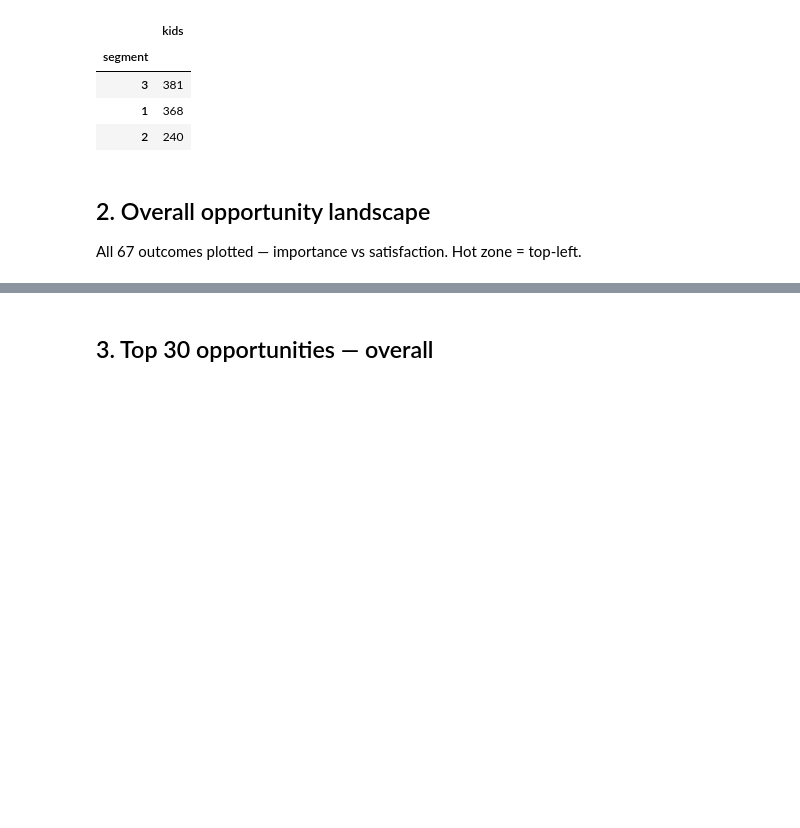
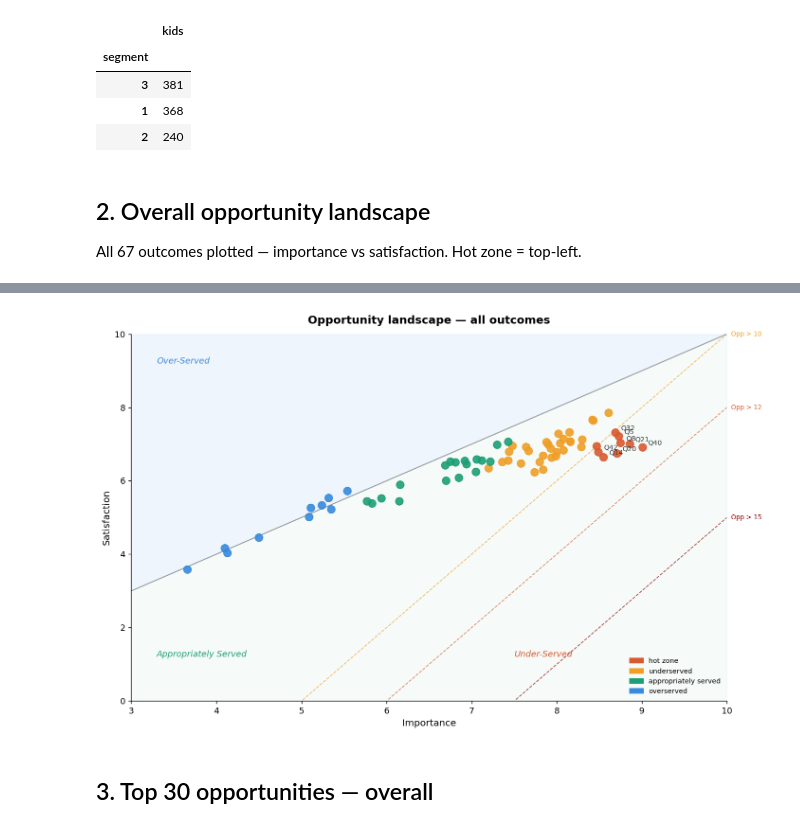
Before and after one commit to dophat1/jtbd-synthetic-survey, a Jupyter notebook: jtbd_analysis.ipynb, the cells around one changed output, grey strips where cells are left out. Drawn from its saved outputs; the diff is of its cells as text; code cells hidden in the pictures; blank space fills up the shorter version.

Commit message:
add personas analysis code and correct the visualization of segments more clear

```diff
--- a/jtbd_analysis.ipynb
+++ b/jtbd_analysis.ipynb
@@ -95,3 +60,71 @@ plt.show()
+# %%
+fig, ax = plt.subplots(figsize=(11, 7))
+
+# ── background zone shading ──────────────────────────────────────────
+x_range = np.linspace(3, 10, 300)
+
+# Over-served region (satisfaction > importance) — light grey
+ax.fill_between(x_range, x_range, 10, alpha=0.08, color='#378ADD', label='_nolegend_')
+
+# Appropriately served / under-served region (satisfaction < importance)
+ax.fill_between(x_range, 0, x_range, alpha=0.04, color='#1D9E75', label='_nolegend_')
+
+# ── diagonal opportunity score lines ────────────────────────────────
+# Opp score = importance + max(importance - satisfaction, 0)
+# When importance > satisfaction: score = 2*importance - satisfaction
+# → satisfaction = 2*importance - score  (rearranged)
+for score, label, color in [(10, 'Opp > 10', '#EF9F27'),
+                             (12, 'Opp > 12', '#D85A30'),
+                             (15, 'Opp > 15', '#8B0000')]:
+    sat_line = 2 * x_range - score
+    # only draw where satisfaction > 0 and makes sense
+    mask = (sat_line >= 0) & (sat_line <= 10)
+    ax.plot(x_range[mask], sat_line[mask],
+            ls='--', lw=1.0, color=color, alpha=0.7)
+    # label at right end of line
+    if mask.any():
+        xi = x_range[mask][-1]
+        yi = sat_line[mask][-1]
+        ax.text(xi + 0.05, yi, label, fontsize=7.5, color=color, va='center')
+
+# ── diagonal: satisfaction = importance (the main dividing line) ─────
+ax.plot(x_range, x_range, '-', lw=1.2, color='#555', alpha=0.5)
+
+# ── scatter dots ─────────────────────────────────────────────────────
+zone_colors = opp['zone'].map(COLORS)
+ax.scatter(opp['importance'], opp['satisfaction'],
+           c=zone_colors, s=80, alpha=0.9, zorder=3)
+
+# ── label top 8 outcomes ─────────────────────────────────────────────
+top = opp.nlargest(8, 'opportunity_score')
+for _, row in top.iterrows():
+    ax.annotate(row['outcome'], (row['importance'], row['satisfaction']),
+                textcoords='offset points', xytext=(6, 3),
+                fontsize=8, color='#333')
+
+# ── zone text labels ─────────────────────────────────────────────────
+ax.text(3.3, 9.2,  'Over-Served',         fontsize=10, color='#378ADD',  style='italic')
+ax.text(7.5, 1.2,  'Under-Served',        fontsize=10, color='#D85A30',  style='italic')
+ax.text(3.3, 1.2,  'Appropriately Served',fontsize=10, color='#1D9E75',  style='italic')
+
+# ── legend ───────────────────────────────────────────────────────────
+legend = [mpatches.Patch(color=v, label=k)
+          for k, v in COLORS.items() if k in opp['zone'].values]
+ax.legend(handles=legend, fontsize=8, frameon=False)
+
+# ── axes ─────────────────────────────────────────────────────────────
+ax.set_xlim(3, 10)
+ax.set_ylim(0, 10)
+ax.set_xlabel('Importance', fontsize=11)
+ax.set_ylabel('Satisfaction', fontsize=11)
+ax.set_title('Opportunity landscape — all outcomes',
+             fontsize=13, fontweight='bold', pad=12)
+
+plt.tight_layout()
+plt.savefig('landscape_overall.png', bbox_inches='tight')
+plt.show()
+# %% [output]
+[figure, added]
 # %% [markdown]
 ## 3. Top 30 opportunities — overall
 # %%
```
Also changed, not shown: parts of 4 cells of this notebook, 2 other files.
